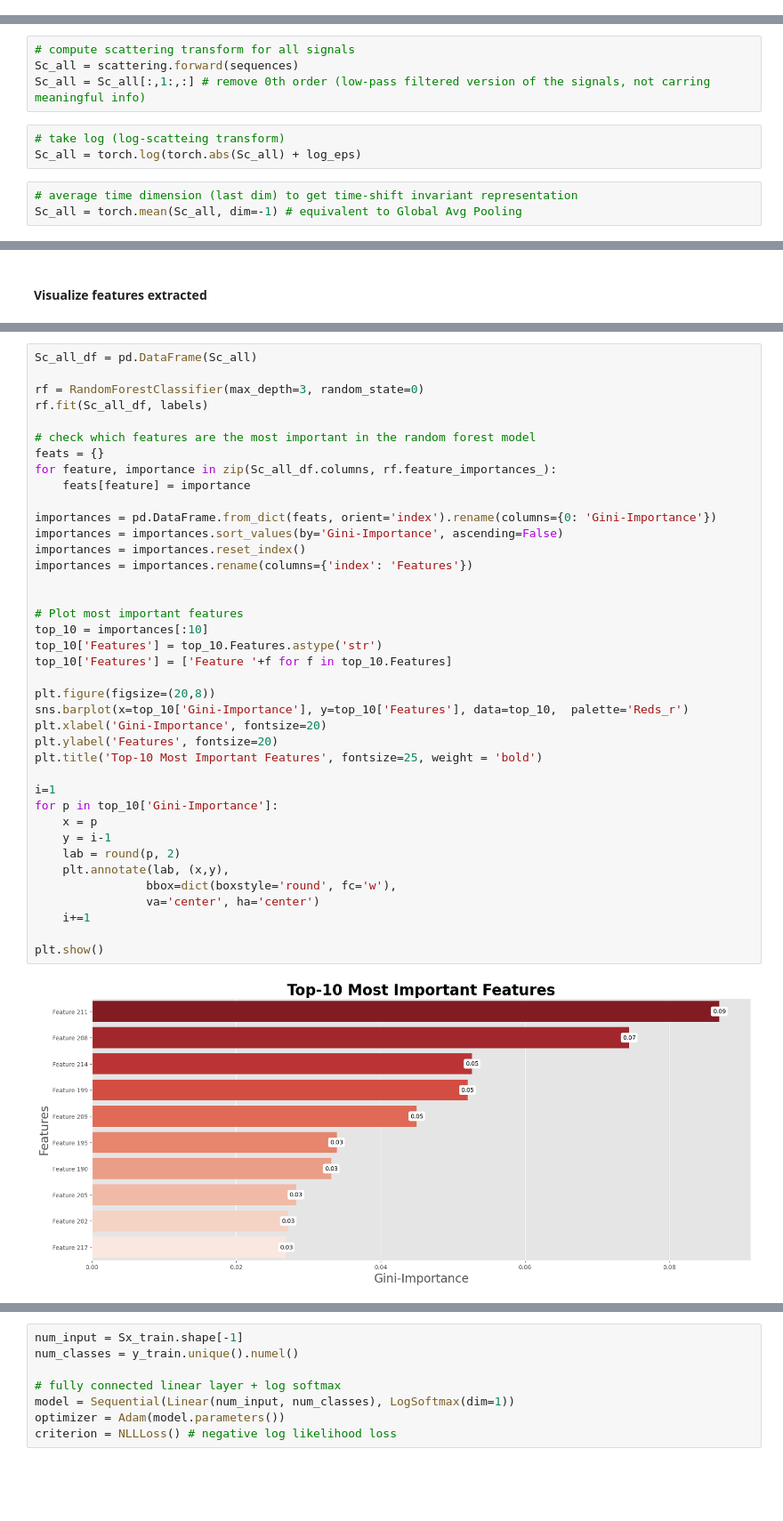
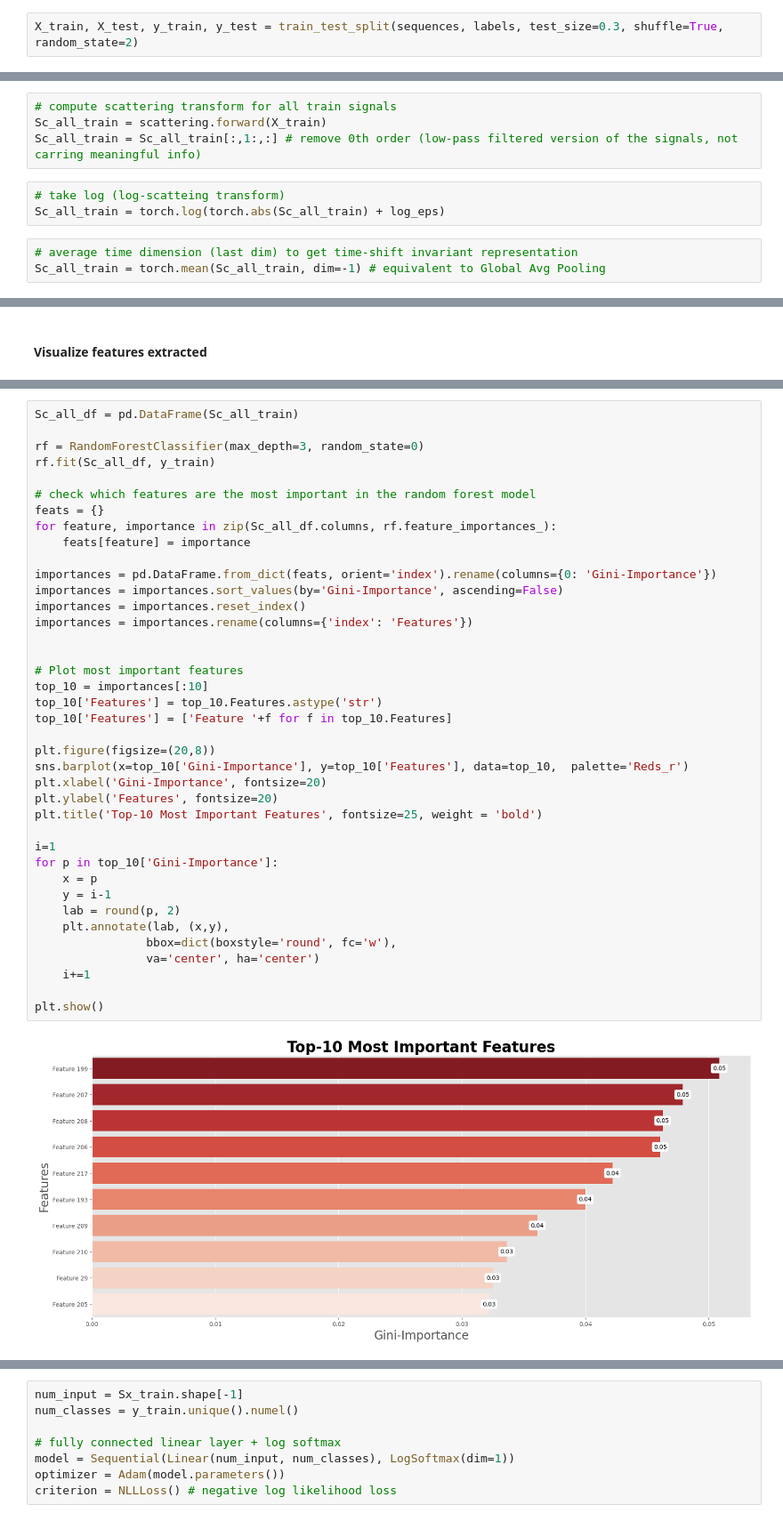
Before and after one commit to arfogg/lo_presti_classify_space_events, a Jupyter notebook: binary_classification_transformed.ipynb, the cells around one changed output, grey strips where cells are left out. Shown at 89% size. Cells and saved outputs as stored; diff of their text form; blank space fills up the shorter version.

Commit message:
fix randomness

```diff
--- a/binary_classification_transformed.ipynb
+++ b/binary_classification_transformed.ipynb
@@ -163,0 +150,2 @@ len(sequences), len(labels)
+# %%
+X_train, X_test, y_train, y_test = train_test_split(sequences, labels, test_size=0.3, shuffle=True, random_state=2)
@@ -169,12 +161,12 @@ This method can be used to extract features from the input signal in a hierarchi
 # %%
 scattering = Scattering1D(J, T, Q)
 # %%
-# compute scattering transform for all signals
-Sc_all = scattering.forward(sequences)
-Sc_all = Sc_all[:,1:,:] # remove 0th order (low-pass filtered version of the signals, not carring meaningful info)
+# compute scattering transform for all train signals
+Sc_all_train = scattering.forward(X_train)
+Sc_all_train = Sc_all_train[:,1:,:] # remove 0th order (low-pass filtered version of the signals, not carring meaningful info)
 # %%
 # take log (log-scatteing transform)
-Sc_all = torch.log(torch.abs(Sc_all) + log_eps)
+Sc_all_train = torch.log(torch.abs(Sc_all_train) + log_eps)
 # %%
 # average time dimension (last dim) to get time-shift invariant representation
-Sc_all = torch.mean(Sc_all, dim=-1) # equivalent to Global Avg Pooling
+Sc_all_train = torch.mean(Sc_all_train, dim=-1) # equivalent to Global Avg Pooling
@@ -377,8 +375,8 @@ Explained variation per principal component: [0.86580235 0.04630787 0.01386193]
 # %%
-Sc_all_df = pd.DataFrame(Sc_all)
+Sc_all_df = pd.DataFrame(Sc_all_train)
 
 rf = RandomForestClassifier(max_depth=3, random_state=0)
-rf.fit(Sc_all_df, labels)
+rf.fit(Sc_all_df, y_train)
 
 # check which features are the most important in the random forest model
 feats = {}
@@ -387,34 +385,34 @@ for feature, importance in zip(Sc_all_df.columns, rf.feature_importances_):
 
 importances = pd.DataFrame.from_dict(feats, orient='index').rename(columns={0: 'Gini-Importance'})
 importances = importances.sort_values(by='Gini-Importance', ascending=False)
 importances = importances.reset_index()
 importances = importances.rename(columns={'index': 'Features'})
 
 
 # Plot most important features
 top_10 = importances[:10]
 top_10['Features'] = top_10.Features.astype('str')
 top_10['Features'] = ['Feature '+f for f in top_10.Features]
 
 plt.figure(figsize=(20,8))
 sns.barplot(x=top_10['Gini-Importance'], y=top_10['Features'], data=top_10,  palette='Reds_r')
 plt.xlabel('Gini-Importance', fontsize=20)
 plt.ylabel('Features', fontsize=20)
 plt.title('Top-10 Most Important Features', fontsize=25, weight = 'bold')
 
 i=1
 for p in top_10['Gini-Importance']:
     x = p
     y = i-1
     lab = round(p, 2)
     plt.annotate(lab, (x,y),
                 bbox=dict(boxstyle='round', fc='w'),
                 va='center', ha='center')
     i+=1
 
 plt.show()
 # %% [output]
-[figure, old version]
+[figure, new version]
 # %%
 # cumulative importance
 cumulative_importances = np.cumsum(importances['Gini-Importance'])
```
Also changed, not shown: parts of 61 cells of this notebook, 1 other file.
